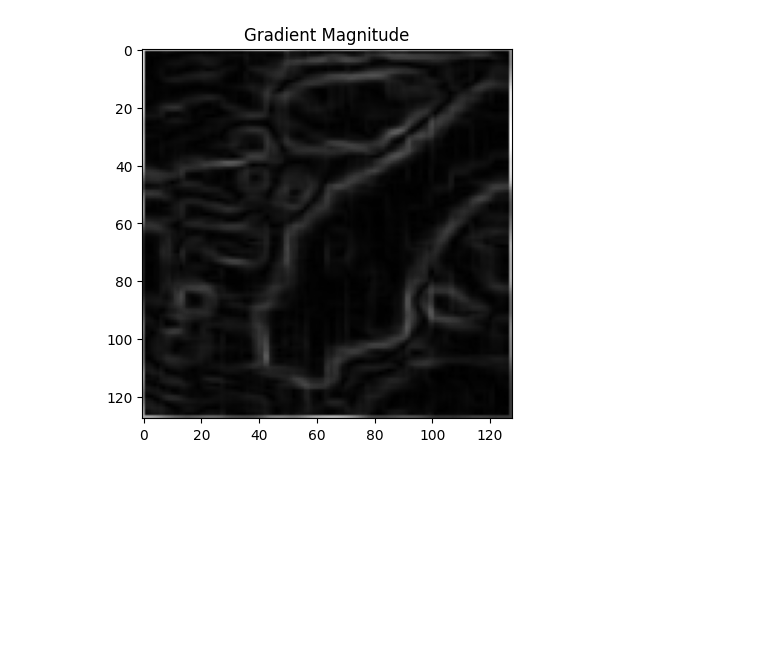
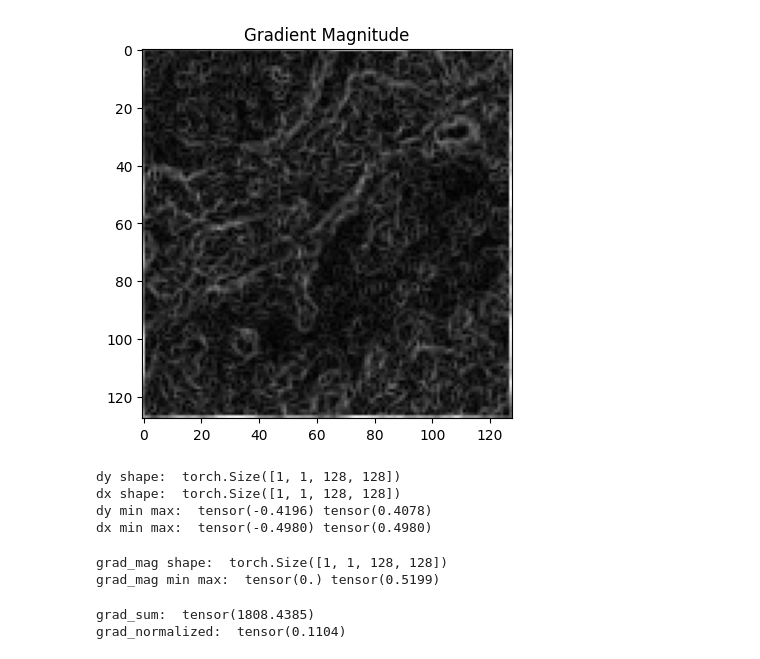
Before and after one commit to jakobtroidl/niiv, a Jupyter notebook: util/gradient.ipynb, the cells around one changed output. Saved outputs shown, nothing was run; the diff lists cells and outputs as text; code cells hidden in the pictures; blank space fills up the shorter version.

```diff
--- a/util/gradient.ipynb
+++ b/util/gradient.ipynb
@@ -1,35 +6,54 @@
+# %%
+path = "/home/jakobtroidl/Desktop/neural-volumes/data/hemibrain-volume-noisy-large/test_sequence_small/15750_18505_17484/0.png"
+img = plt.imread(path)
+img = torch.tensor(img, dtype=torch.float32).view(1, 1, 128, 128)
 # %%
-import torch
-import torch.nn.functional as F
-import numpy as np
-import matplotlib.pyplot as plt
-
-# Assume img is your input image with shape (H, W) and you've added batch and channel dimensions
-# img should be a torch.Tensor of shape (1, 1, H, W)
-
-path = "/home/jakobtroidl/Desktop/neural-volumes/logs/hemibrain-volume-yiqing-test/results_iteration_2/16514_20878_18760/result/result_2_psnr_27,274982439965715.png"
-img = plt.imread(path)
-img = torch.tensor(img, dtype=torch.float32).view(1, 1, 128, 128)
-
-
 # Define Sobel filters
 sobel_x = torch.tensor([[-1, 0, 1], [-2, 0, 2], [-1, 0, 1]], dtype=torch.float32).view(1, 1, 3, 3)
 sobel_y = torch.tensor([[-1, -2, -1], [0, 0, 0], [1, 2, 1]], dtype=torch.float32).view(1, 1, 3, 3)
 
 # Ensure the filters and the image are on the same device and dtype
 sobel_x = sobel_x.to(img.device)
 sobel_y = sobel_y.to(img.device)
 
 # Apply filters to the image
 grad_x = F.conv2d(img, sobel_x, padding=1)
 grad_y = F.conv2d(img, sobel_y, padding=1)
 
 # Compute the gradient magnitude
 grad_magnitude = torch.sqrt(grad_x**2 + grad_y**2)
 
 # Display the gradient magnitude for visualization
 plt.imshow(grad_magnitude.squeeze().cpu().detach().numpy(), cmap='gray')
 plt.title('Gradient Magnitude')
 plt.show()
 # %% [output]
-[figure, old version]
+[figure, new version]
+# %%
+dy, dx = image_gradients(img)
+print("dy shape: ", dy.shape)
+print("dx shape: ", dx.shape)
+print("dy min max: ", dy.min(), dy.max())
+print("dx min max: ", dx.min(), dx.max())
+# %% [output]
+dy shape:  torch.Size([1, 1, 128, 128])
+dx shape:  torch.Size([1, 1, 128, 128])
+dy min max:  tensor(-0.4196) tensor(0.4078)
+dx min max:  tensor(-0.4980) tensor(0.4980)
+# %%
+grad_mag = torch.sqrt(dy**2 + dx**2)
+
+print("grad_mag shape: ", grad_mag.shape)
+print("grad_mag min max: ", grad_mag.min(), grad_mag.max())
+# %% [output]
+grad_mag shape:  torch.Size([1, 1, 128, 128])
+grad_mag min max:  tensor(0.) tensor(0.5199)
+# %%
+grad_sum = torch.sum(grad_mag)
+print("grad_sum: ", grad_sum)
+
+grad_normalized = grad_sum / (128**2)
+print("grad_normalized: ", grad_normalized)
+# %% [output]
+grad_sum:  tensor(1808.4385)
+grad_normalized:  tensor(0.1104)
```
Also changed, not shown: parts of 2 cells of this notebook, 3 other files.
